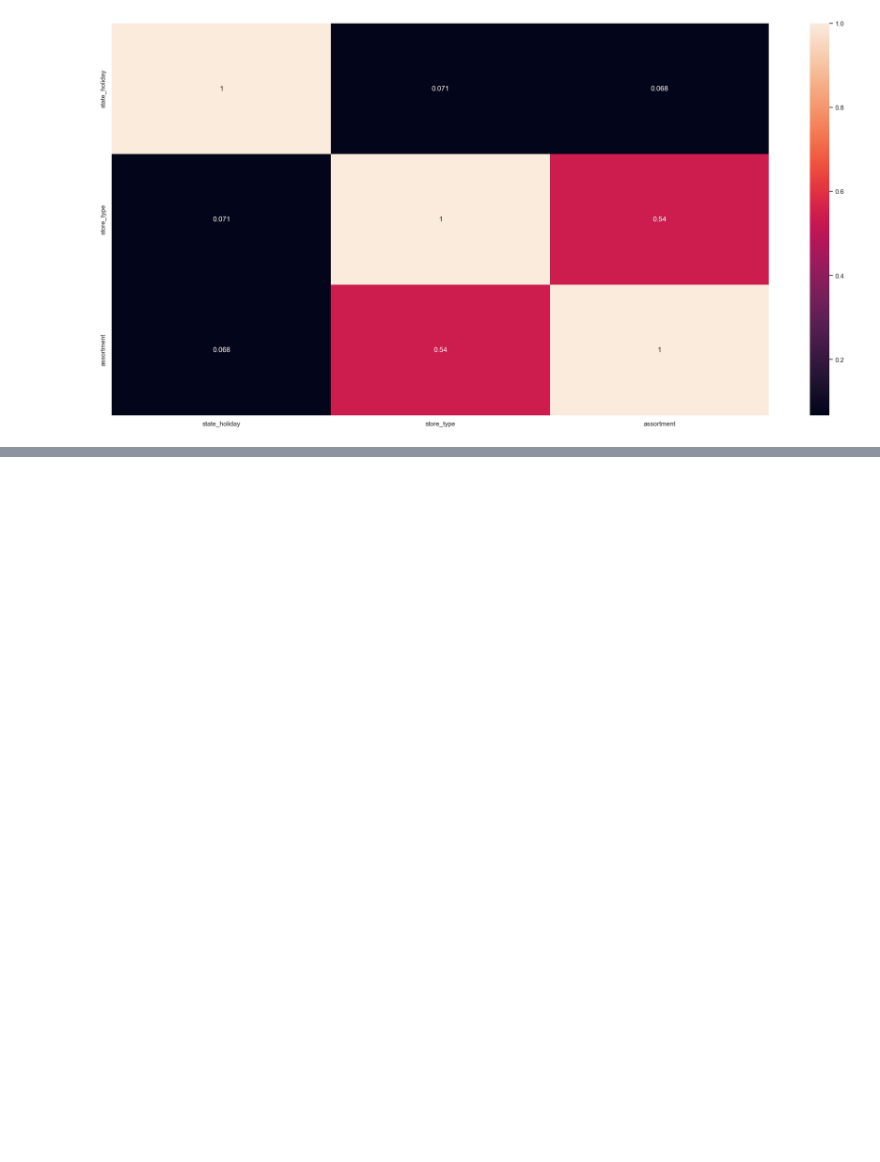
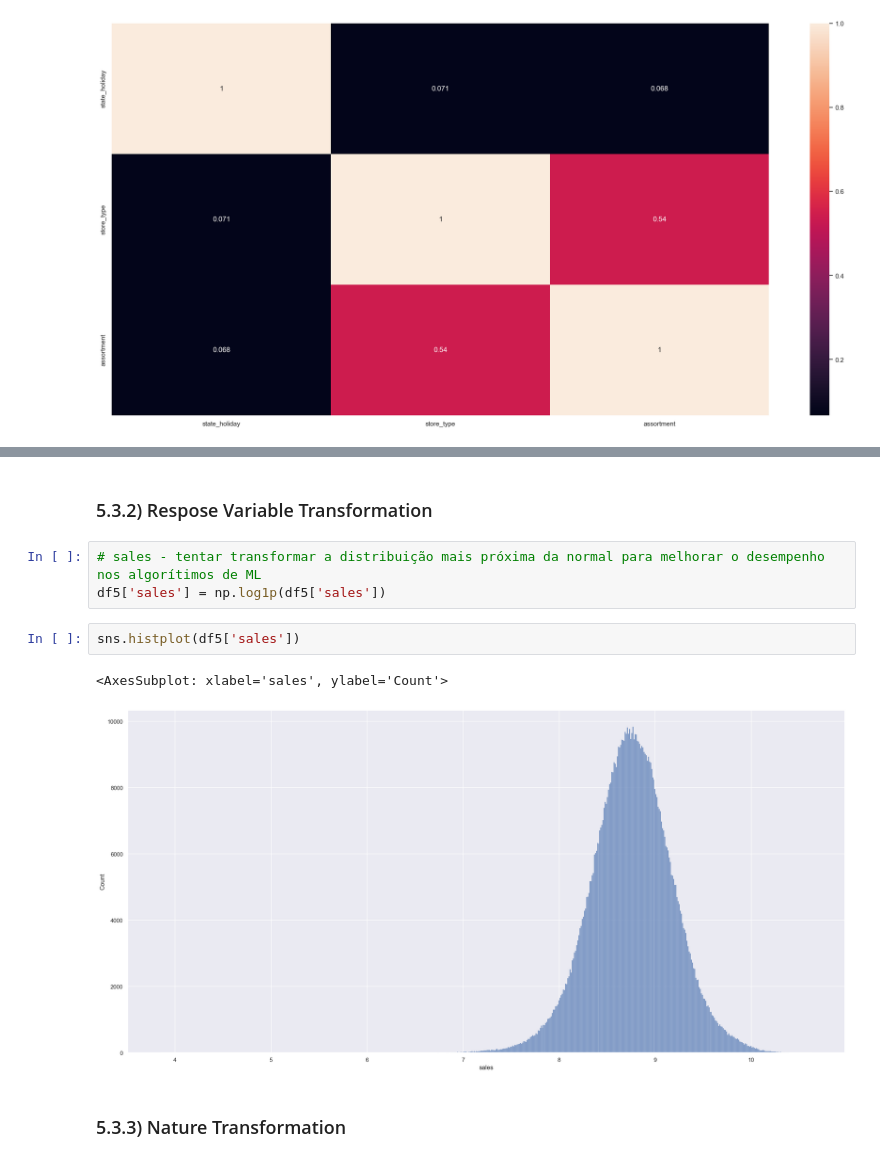
Before and after one commit to FabricioBucher/Rossmann, a Jupyter notebook: m05_v01_store_sales_prediction.ipynb, the cells around one changed output, grey strips where cells are left out. Cells and saved outputs as stored; diff of their text form; blank space fills up the shorter version.

```diff
--- a/m05_v01_store_sales_prediction.ipynb
+++ b/m05_v01_store_sales_prediction.ipynb
@@ -843,0 +839,12 @@ df5['assortment'] = df5['assortment'].map(assortment_dict)
+# %% [markdown]
+### 5.3.2) Respose Variable Transformation
+# %%
+# sales - tentar transformar a distribuição mais próxima da normal para melhorar o desempenho nos algorítimos de ML
+df5['sales'] = np.log1p(df5['sales'])
+# %%
+sns.histplot(df5['sales'])
+# %% [output]
+<AxesSubplot: xlabel='sales', ylabel='Count'>
+[figure, added]
+# %% [markdown]
+### 5.3.3) Nature Transformation
```
Also changed, not shown: parts of 20 cells of this notebook.
